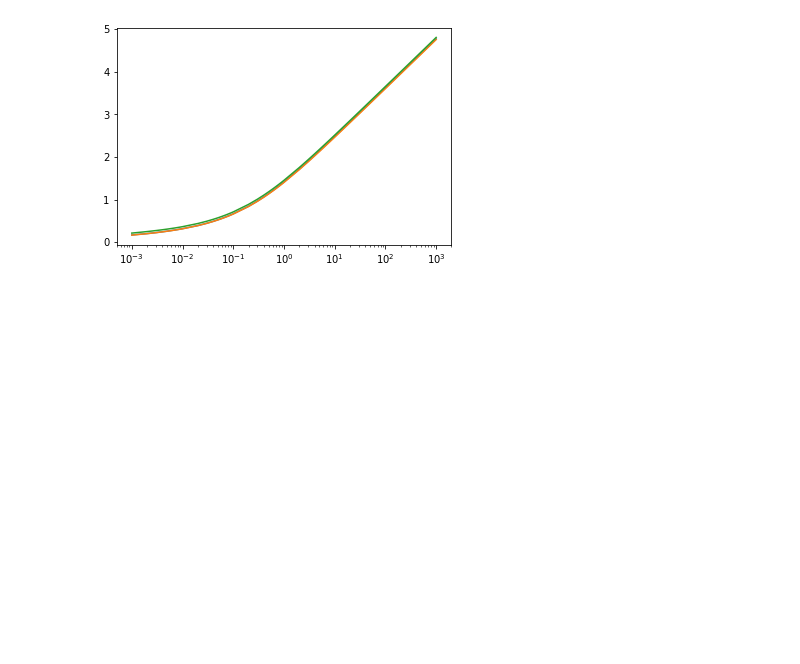
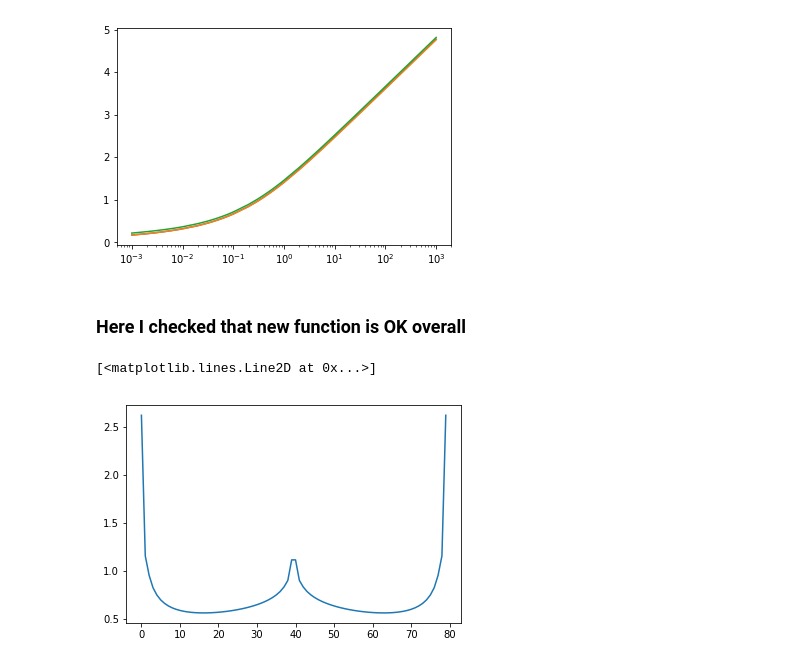
Before and after one commit to dmitrydi/pd_lapl, a Jupyter notebook: old_vs_new.ipynb, the cells around one changed output. Saved outputs shown, nothing was run; the diff lists cells and outputs as text; code cells hidden in the pictures; blank space fills up the shorter version.

```diff
--- a/old_vs_new.ipynb
+++ b/old_vs_new.ipynb
@@ -86,7 +87,7 @@ top_bound = "imp"
 bottom_bound = "imp"
 wtype = "frac"
 n_stehf = 12
-params = {"nseg": 20, "kx": 1., "ky": 1., "kz": 1., "omega": 1, "lambda": 1, "Fcd":Fcd, "ref_length":1.,
+params = {"nseg": 40, "kx": 1., "ky": 1., "kz": 1., "omega": 1, "lambda": 1, "Fcd":Fcd, "ref_length":1.,
          "z_ref_length": 1}
 real_well = Well(xw, yw, outer_bound, top_bound, bottom_bound, wtype, params, n_stehf)
 # %%
@@ -103,3 +104,5 @@ plt.plot(ts, y_pred_new)
 # %% [output]
 [<matplotlib.lines.Line2D at 0x...>]
 [figure]
+# %% [markdown]
+### Here I checked that new function is OK overall
@@ -105,0 +111,12 @@ plt.plot(ts, y_pred_new)
+# %%
+s = ss[-2]
+real_well.lapl_well.recalc(s, mode = "old")
+old_src = real_well.lapl_well.source_distrib
+real_well.lapl_well.recalc(s, mode = "new")
+new_src = real_well.lapl_well.source_distrib
+# %%
+#plt.plot(old_src)
+plt.plot(new_src)
+# %% [output]
+[<matplotlib.lines.Line2D at 0x...>]
+[figure, added]
```
Also changed, not shown: parts of 4 cells of this notebook, 1 other file.
